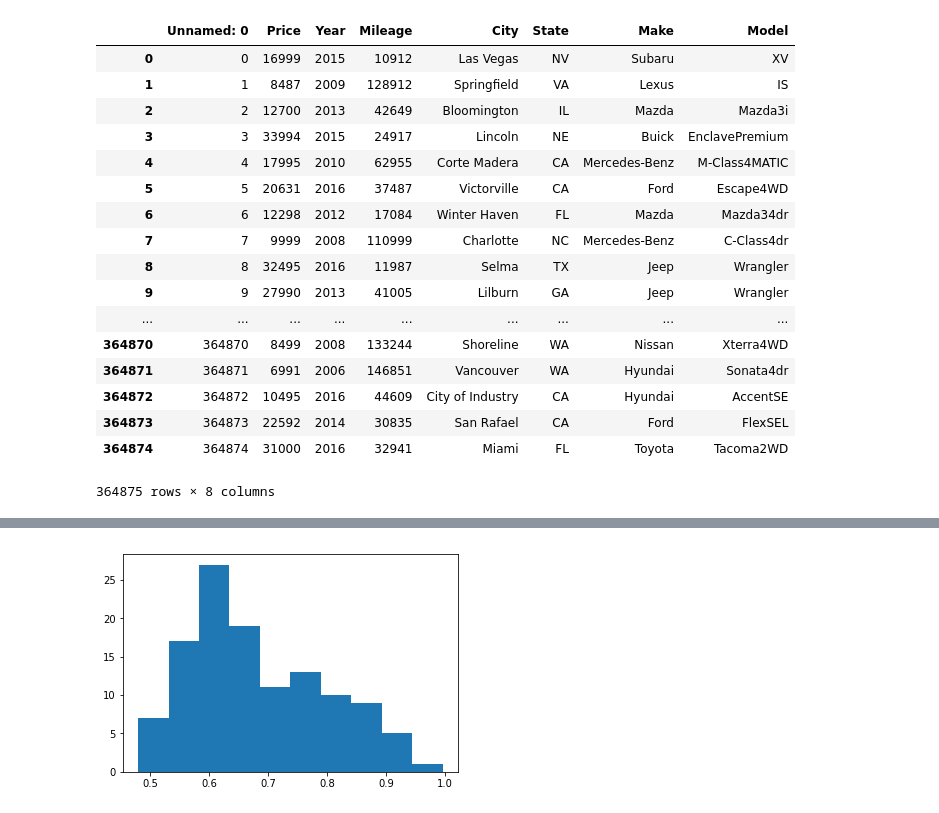
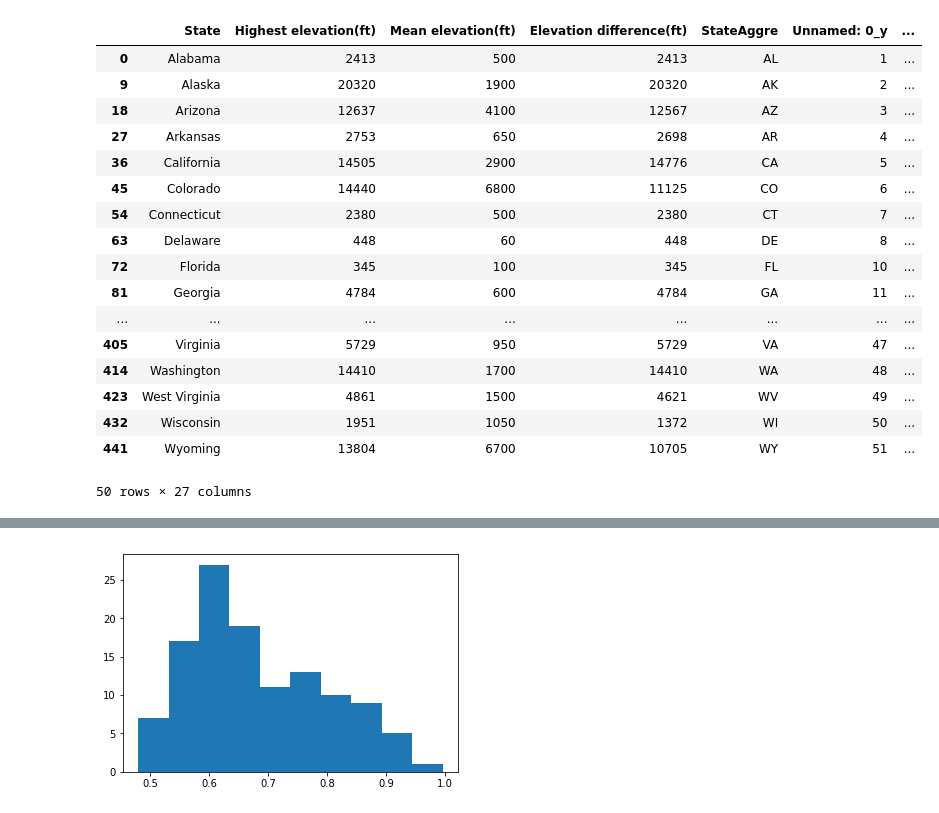
Before and after one commit to ZhuoShan/INFO370FinalProject, a Jupyter notebook: plot.ipynb, the cells around one changed output, grey strips where cells are left out. Cells and saved outputs as stored; diff of their text form; code cells hidden in the pictures.

```diff
--- a/plot.ipynb
+++ b/plot.ipynb
@@ -3,45 +3,47 @@ import pandas as pd
 # %%
 car_sales = pd.read_csv('cleanData/car_sales_clean.csv')
 elevation = pd.read_csv('cleanData/elevationClean.csv')
 gdp = pd.read_csv('cleanData/gdpClean.csv')
 used_car = pd.read_csv('cleanData/used_car_clean.csv')
 state = pd.read_csv('rawData/50_us_states_all_data (1).csv')
 state.drop(state.columns[0],axis=1,inplace=True)
 state.drop(state.columns[2],axis=1,inplace=True)
 finalData = elevation.merge(state, how='inner', left_on='State', right_on='StateName').drop('StateName', axis=1)
 finalData = finalData.merge(gdp, how='inner', left_on='State', right_on='GeoName').drop('GeoName', axis=1)
 #finalData = used_car.merge(finalData, how='inner', left_on='State', right_on='StateAggre')
 finalData = finalData[finalData.ComponentName == 'Gross domestic product (GDP) by state (millions of current dollars)']
 finalData = finalData.drop('ComponentName', axis=1)
 finalData = finalData.drop('Description', axis=1)
 finalData.drop(finalData.columns[0],axis=1,inplace=True)
 #used_car = used_car.merge(car_sales, how='left', left_on='Model', right_on='Model')
 #for index,car in car_sales.iterrows():
    # carMake = car['Make'].strip()
     #if used_car['Make'].str.contains(carMake).any():
     #    carMakeModel = car_sales.loc[car_sales['Make'] == carMake]
     #    print('g')
     #    print(carMakeModel)
       #  pat = '|'.join(r"{}".format(x) for x in car['Make'])
      #   used_car['Test3'] = used_car['Make'].str.extract('('+ pat + ')', expand=False)
         #DF = pd.merge(DF1, DF2, left_on= 'Test1', right_on='Test3').drop('Test3', axis=1)
-used_car
+#finalData = finalData.groupby('StateAggre')
+#finalData.sum()
+finalData
 # %% [output]
-|  | Unnamed: 0 | Price | Year | Mileage | City | State | Make | Model |
-| 0 | 0 | 16999 | 2015 | 10912 | Las Vegas | NV | Subaru | XV |
-| 1 | 1 | 8487 | 2009 | 128912 | Springfield | VA | Lexus | IS |
-| 2 | 2 | 12700 | 2013 | 42649 | Bloomington | IL | Mazda | Mazda3i |
-| 3 | 3 | 33994 | 2015 | 24917 | Lincoln | NE | Buick | EnclavePremium |
-| 4 | 4 | 17995 | 2010 | 62955 | Corte Madera | CA | Mercedes-Benz | M-Class4MATIC |
-| 5 | 5 | 20631 | 2016 | 37487 | Victorville | CA | Ford | Escape4WD |
-| 6 | 6 | 12298 | 2012 | 17084 | Winter Haven | FL | Mazda | Mazda34dr |
-| 7 | 7 | 9999 | 2008 | 110999 | Charlotte | NC | Mercedes-Benz | C-Class4dr |
-| 8 | 8 | 32495 | 2016 | 11987 | Selma | TX | Jeep | Wrangler |
-| 9 | 9 | 27990 | 2013 | 41005 | Lilburn | GA | Jeep | Wrangler |
-| ... | ... | ... | ... | ... | ... | ... | ... | ... |
-| 364870 | 364870 | 8499 | 2008 | 133244 | Shoreline | WA | Nissan | Xterra4WD |
-| 364871 | 364871 | 6991 | 2006 | 146851 | Vancouver | WA | Hyundai | Sonata4dr |
-| 364872 | 364872 | 10495 | 2016 | 44609 | City of Industry | CA | Hyundai | AccentSE |
-| 364873 | 364873 | 22592 | 2014 | 30835 | San Rafael | CA | Ford | FlexSEL |
-| 364874 | 364874 | 31000 | 2016 | 32941 | Miami | FL | Toyota | Tacoma2WD |
+|  | State | Highest elevation(ft) | Mean elevation(ft) | Elevation difference(ft) | StateAggre | Unnamed: 0_y | ... |
+| 0 | Alabama | 2413 | 500 | 2413 | AL | 1 | ... |
+| 9 | Alaska | 20320 | 1900 | 20320 | AK | 2 | ... |
+| 18 | Arizona | 12637 | 4100 | 12567 | AZ | 3 | ... |
+| 27 | Arkansas | 2753 | 650 | 2698 | AR | 4 | ... |
+| 36 | California | 14505 | 2900 | 14776 | CA | 5 | ... |
+| 45 | Colorado | 14440 | 6800 | 11125 | CO | 6 | ... |
+| 54 | Connecticut | 2380 | 500 | 2380 | CT | 7 | ... |
+| 63 | Delaware | 448 | 60 | 448 | DE | 8 | ... |
+| 72 | Florida | 345 | 100 | 345 | FL | 10 | ... |
+| 81 | Georgia | 4784 | 600 | 4784 | GA | 11 | ... |
+| ... | ... | ... | ... | ... | ... | ... | ... |
+| 405 | Virginia | 5729 | 950 | 5729 | VA | 47 | ... |
+| 414 | Washington | 14410 | 1700 | 14410 | WA | 48 | ... |
+| 423 | West Virginia | 4861 | 1500 | 4621 | WV | 49 | ... |
+| 432 | Wisconsin | 1951 | 1050 | 1372 | WI | 50 | ... |
+| 441 | Wyoming | 13804 | 6700 | 10705 | WY | 51 | ... |
-364875 rows × 8 columns
+50 rows × 27 columns
```
Also changed, not shown: parts of 6 cells of this notebook.
